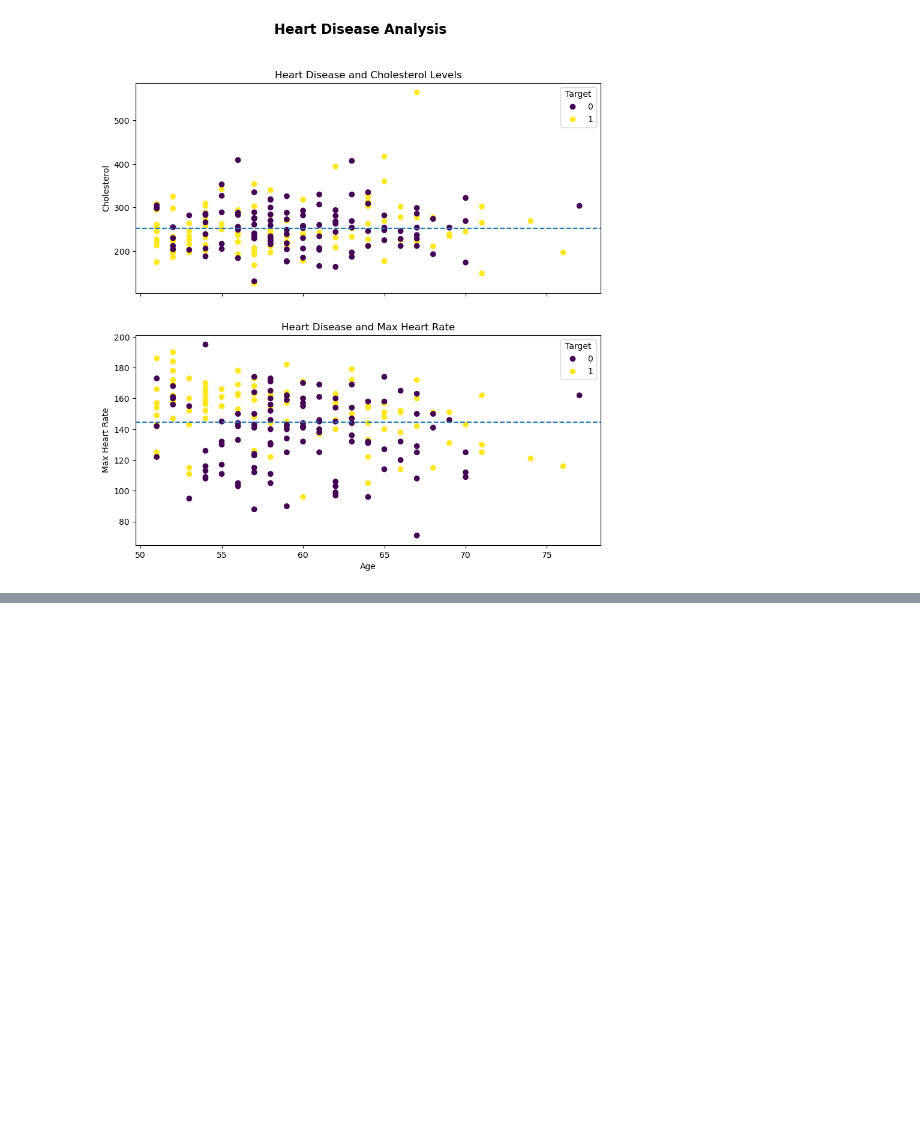
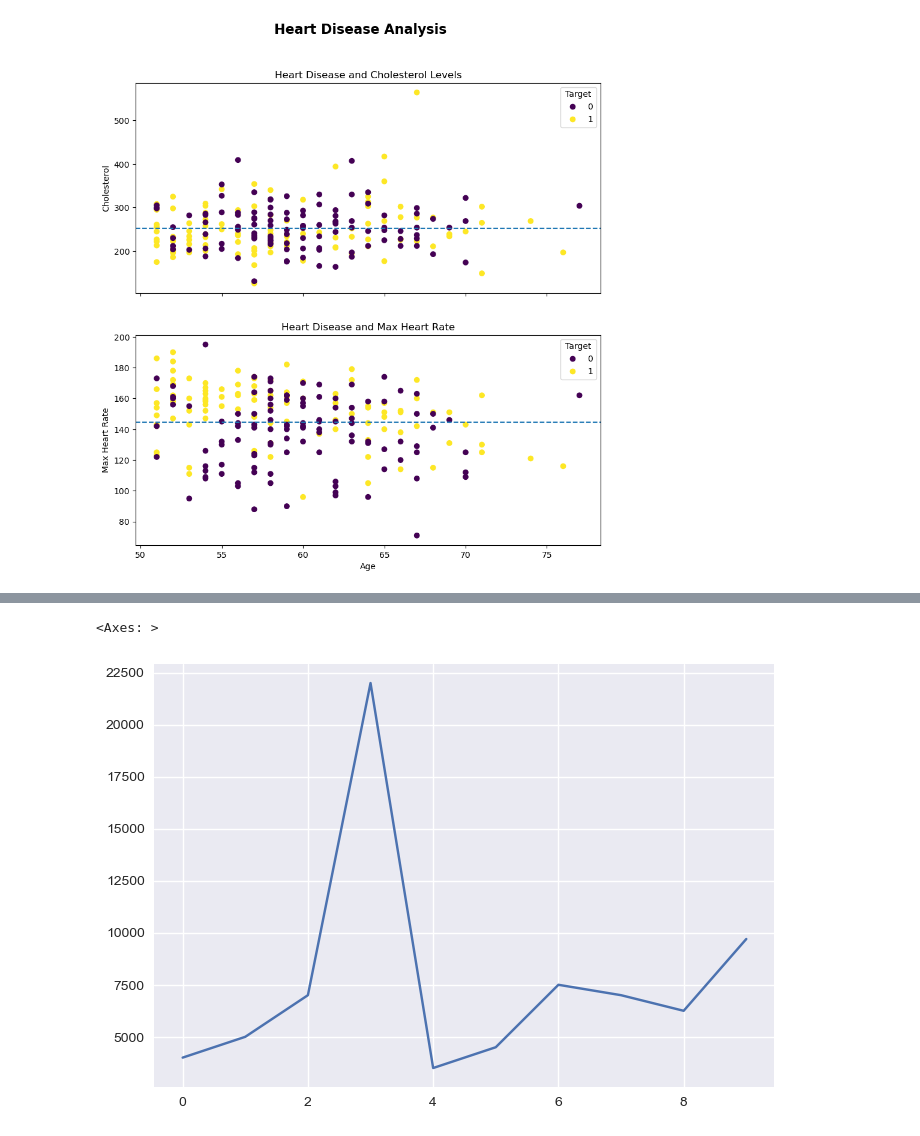
Before and after one commit to sserges/sample_project, a Jupyter notebook: intro-matplot.ipynb, the cells around one changed output, grey strips where cells are left out. Cells and saved outputs as stored; diff of their text form; code cells hidden in the pictures; blank space fills up the shorter version.

```diff
--- a/intro-matplot.ipynb
+++ b/intro-matplot.ipynb
@@ -457,0 +494,5 @@ fig.suptitle("Heart Disease Analysis", fontsize=16, fontweight="bold");
+# %%
+car_sales["Price"].plot()
+# %% [output]
+<Axes: >
+[figure, added]
```
Also changed, not shown: parts of 20 cells of this notebook.
